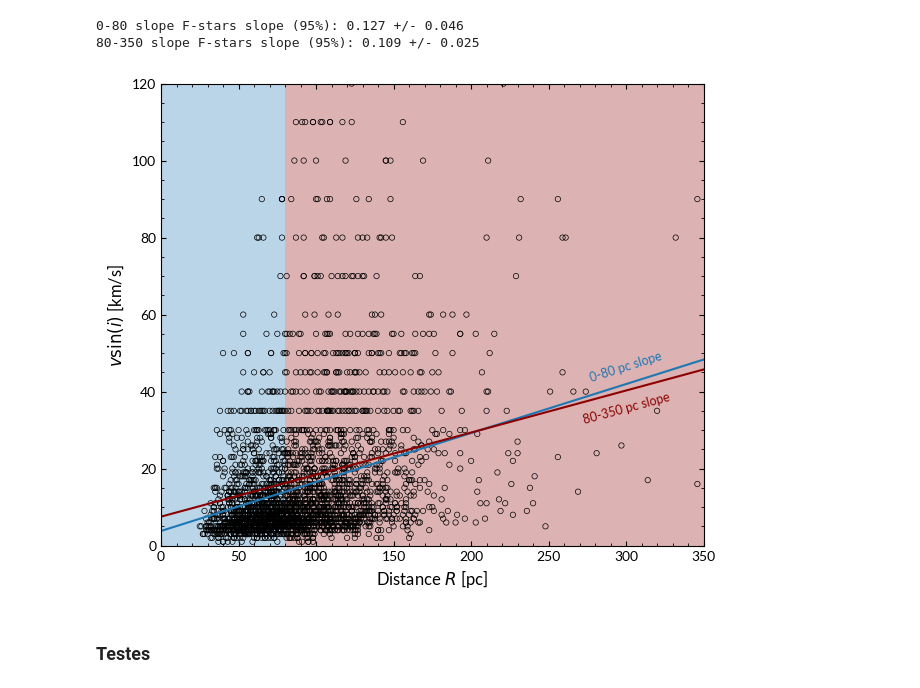
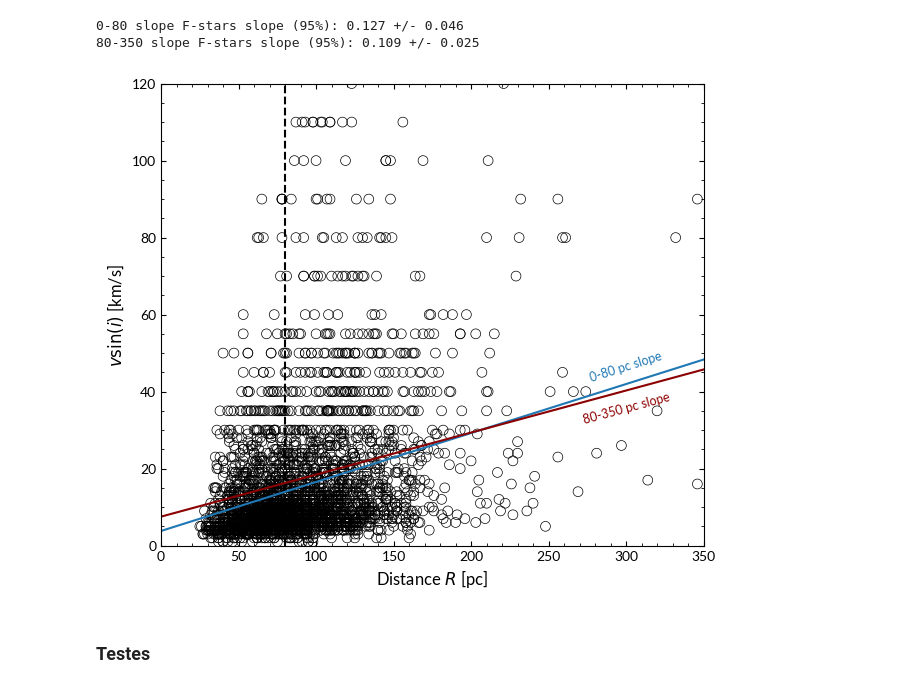
Before and after one commit to SarahBarbosa/ring-like-structure, a Jupyter notebook: docs/figures.ipynb, the cells around one changed output. Cells and saved outputs as stored; diff of their text form; code cells hidden in the pictures.

```diff
--- a/docs/figures.ipynb
+++ b/docs/figures.ipynb
@@ -117,29 +120,30 @@ print(f"80-350 slope F-stars slope (95%): {s2:.3f} +/- {e2:.3f}")
 # %%
 X = np.linspace(0, 400, 100)
 
 _, ax = plt.subplots(figsize=(7,6), sharex=True)
 
 # Sombreamento das regiões antes e depois de x=80
-ax.axvspan(0, 80, facecolor="tab:blue", alpha=0.3)
-ax.axvspan(80, 350, facecolor="darkred", alpha=0.3)
+#ax.axvspan(0, 80, facecolor="tab:blue", alpha=0.3)
+#ax.axvspan(80, 350, facecolor="darkred", alpha=0.3)
+ax.axvline(x=80, ls="--", color="k")
 
 # Scatter plots para F e G
-ax.scatter(df["Dist"], df["vsini"], ec = "k", fc = "None", lw = 0.5, s = 15)
+ax.scatter(df["Dist"], df["vsini"], ec = "k", fc = "None", lw = 0.5, s = 50)
 ax.set_ylim(0, 120)
 ax.set_xlim(0, 350)
 
 # Linhas de tendência para F
 line1, = ax.plot(X, i1 + s1 * X, "tab:blue", lw=1.5, label="0-80 pc slope")
 line2, = ax.plot(X, i2 + s2 * X, "darkred", lw=1.5, label="80-350 pc slope")
 
 plt.ylabel(r"$v \sin(i)$ [km/s]")
 plt.xlabel(r"Distance $R$ [pc]")
 
 # Rotulando as linhas
 plotting.labelLine(line1, x = 300, fontsize=9, color = "tab:blue", backgroundcolor = "None", verticalalignment = "bottom")
 plotting.labelLine(line2, x = 300, fontsize=9, color = "darkred", backgroundcolor = "None", verticalalignment = "top")
 # %% [output]
-[figure, old version]
+[figure, new version]
 # %% [markdown]
 ### Testes
 # %%
```
Also changed, not shown: parts of 11 cells of this notebook, 2 other files.
